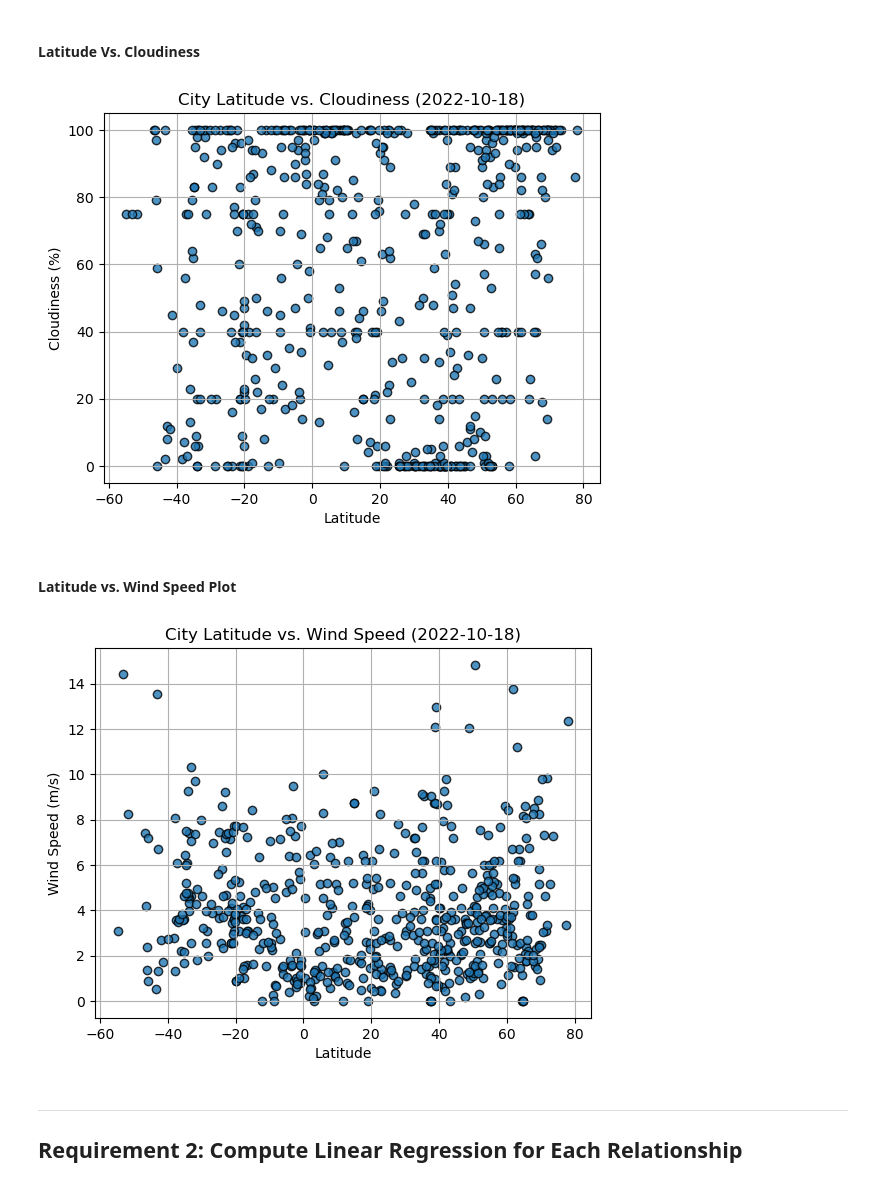
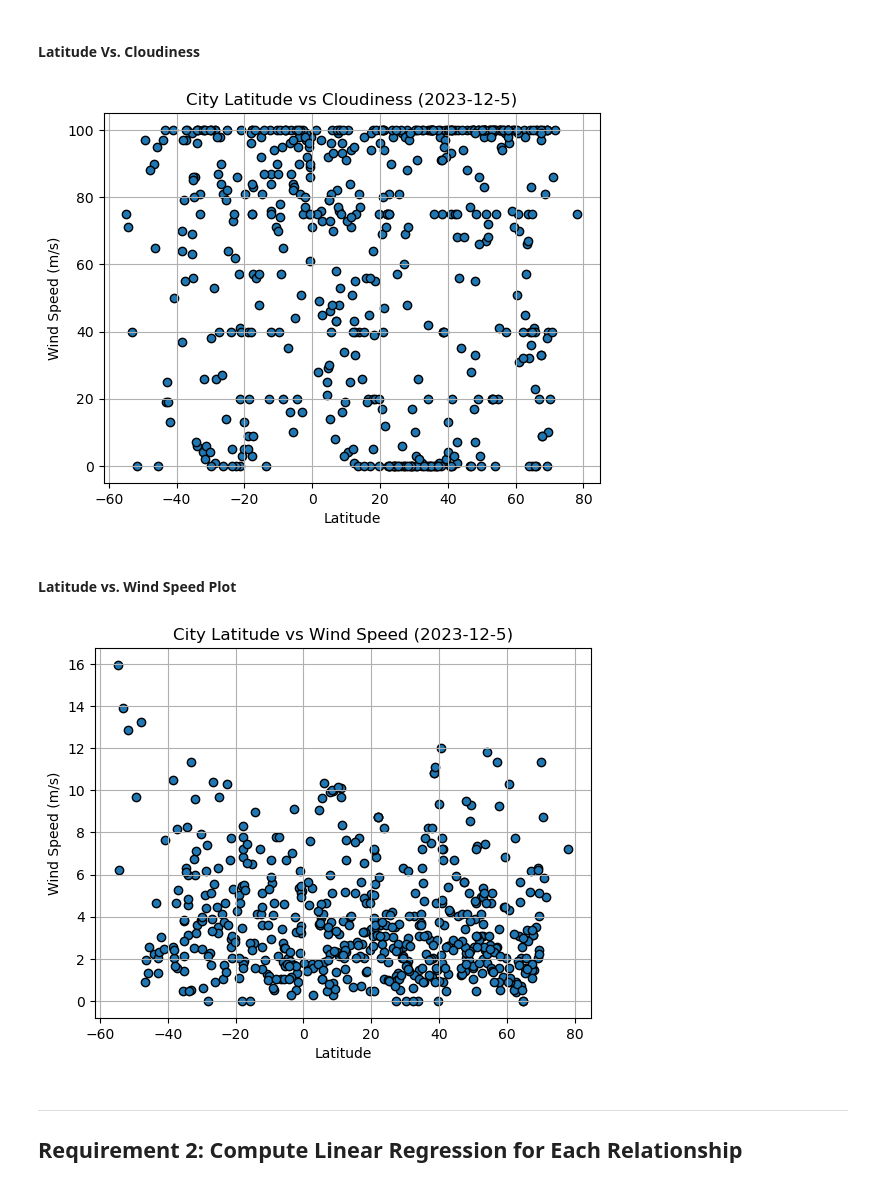
Before and after one commit to acedryden/python-api-challenge, a Jupyter notebook: WeatherPy/Starter_Code/starter_code/WeatherPy.ipynb, the cells around one changed output. Cells and saved outputs as stored; diff of their text form; code cells hidden in the pictures.

Commit message:
Final updates to code, graph images outputs

```diff
--- a/WeatherPy/Starter_Code/starter_code/WeatherPy.ipynb
+++ b/WeatherPy/Starter_Code/starter_code/WeatherPy.ipynb
@@ -173,6 +172,6 @@ city_data_df.to_csv("output_data/cities.csv", index_label="City_ID")
 # %%
 # Read saved data
-city_data_df = pd.read_csv("output_data/cities.csv", index_col="City_ID")
+city_data_df = pd.read_csv("../output_data/cities.csv", index_col="City_ID")
 
 # Display sample data
 city_data_df.head()
@@ -222,34 +227,40 @@ plt.show()
 #### Latitude Vs. Cloudiness
 # %%
 # Build the scatter plots for latitude vs. cloudiness
-# YOUR CODE HERE
+plt.scatter(city_data_df['Lat'], city_data_df['Cloudiness'], marker='o', edgecolors='black')
 
 # Incorporate the other graph properties
-# YOUR CODE HERE
+plt.xlabel('Latitude')
+plt.ylabel('Wind Speed (m/s)')
+plt.title('City Latitude vs Cloudiness (2023-12-5)')
+plt.grid(True)
 
 # Save the figure
-plt.savefig("output_data/Fig3.png")
+plt.savefig("../output_data/Fig3.png")
 
 # Show plot
 plt.show()
 # %% [output]
-[figure, old version]
+[figure, new version]
 # %% [markdown]
 #### Latitude vs. Wind Speed Plot
 # %%
 # Build the scatter plots for latitude vs. wind speed
-# YOUR CODE HERE
+plt.scatter(city_data_df['Lat'], city_data_df['Wind Speed'], marker='o', edgecolors='black')
 
 # Incorporate the other graph properties
-# YOUR CODE HERE
+plt.xlabel('Latitude')
+plt.ylabel('Wind Speed (m/s)')
+plt.title('City Latitude vs Wind Speed (2023-12-5)')
+plt.grid(True)
 
 # Save the figure
-plt.savefig("output_data/Fig4.png")
+plt.savefig("../output_data/Fig4.png")
 
 # Show plot
 plt.show()
 # %% [output]
-[figure, old version]
+[figure, new version]
 # %% [markdown]
 ---
 
```
Also changed, not shown: parts of 36 cells of this notebook, 5 other files.
